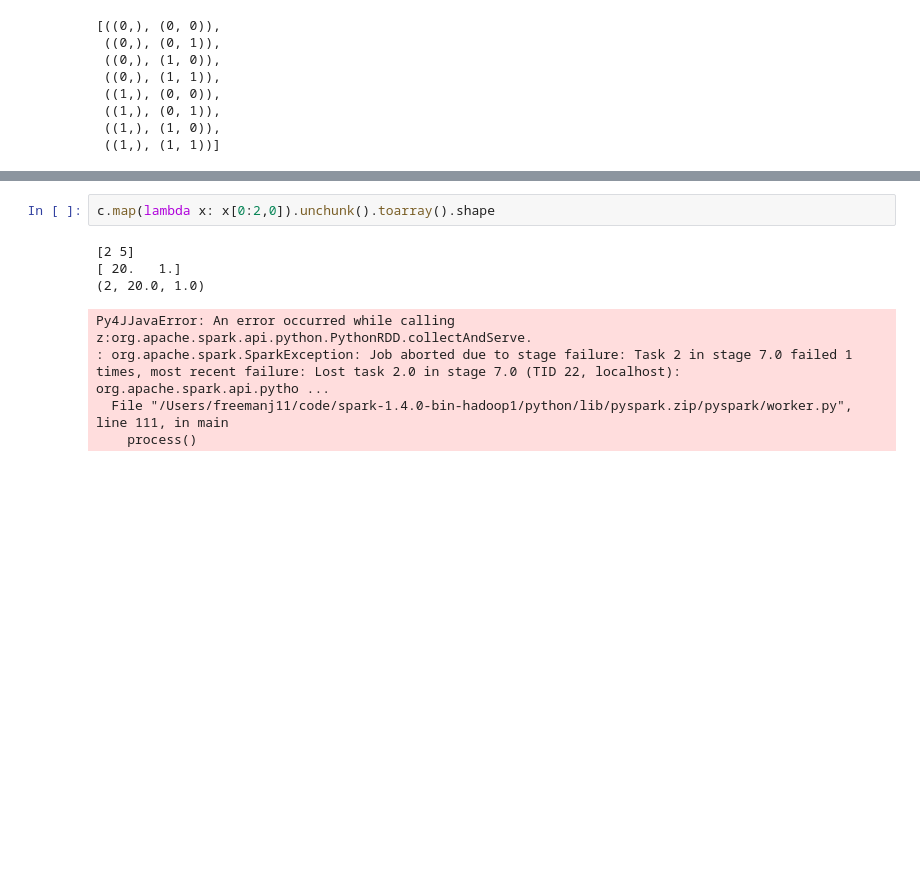
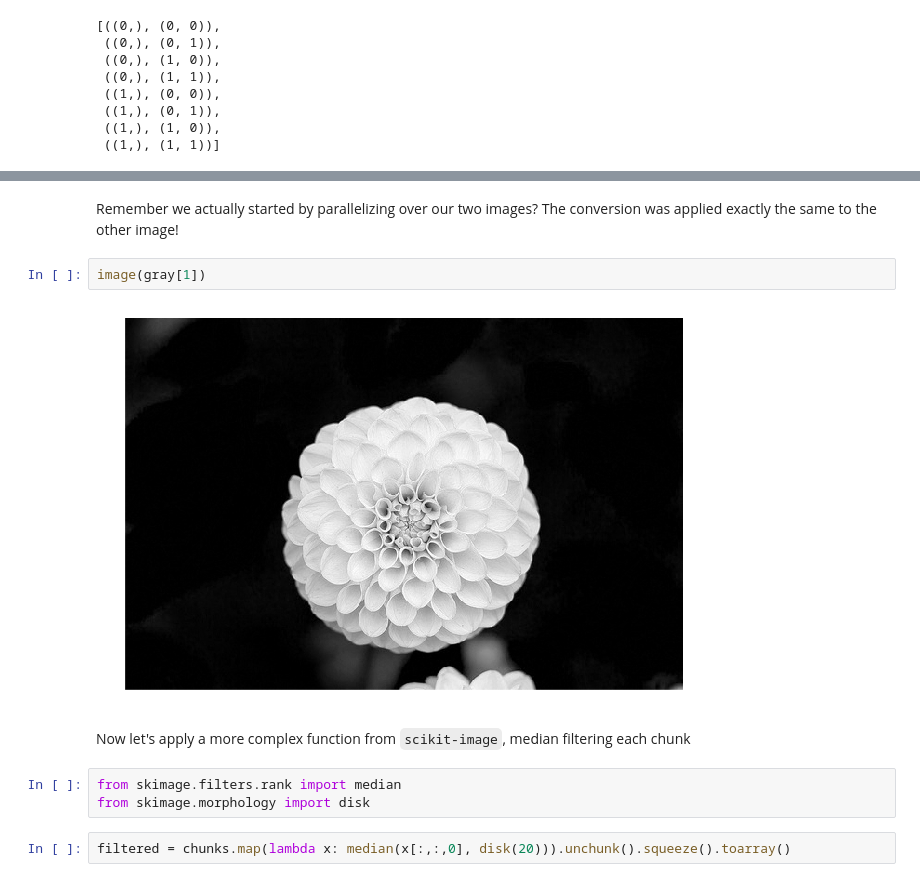
Before and after one commit to codeneuro/notebooks, a Jupyter notebook: worker/notebooks/bolt/tutorials/chunking.ipynb, the cells around one changed output, grey strips where cells are left out. Cells and saved outputs as stored; diff of their text form; blank space fills up the shorter version.

```diff
--- a/worker/notebooks/bolt/tutorials/chunking.ipynb
+++ b/worker/notebooks/bolt/tutorials/chunking.ipynb
@@ -86,10 +135,13 @@ c.shape
+# %% [markdown]
+Remember we actually started by parallelizing over our two images? The conversion was applied exactly the same to the other image!
+# %%
+image(gray[1])
+# %% [output]
+[figure, added]
+# %% [markdown]
+Now let's apply a more complex function from ``scikit-image``, median filtering each chunk
+# %%
+from skimage.filters.rank import median
+from skimage.morphology import disk
 # %%
-c.map(lambda x: x[0:2,0]).unchunk().toarray().shape
+filtered = chunks.map(lambda x: median(x[:,:,0], disk(20))).unchunk().squeeze().toarray()
-# %% [output]
-[2 5]
-[ 20.   1.]
-(2, 20.0, 1.0)
-Py4JJavaError: An error occurred while calling z:org.apache.spark.api.python.PythonRDD.collectAndServe.
-: org.apache.spark.SparkException: Job aborted due to stage failure: Task 2 in stage 7.0 failed 1 times, most recent failure: Lost task 2.0 in stage 7.0 (TID 22, localhost): org.apache.spark.api.pytho ...
-  File "/Users/freemanj11/code/spark-1.4.0-bin-hadoop1/python/lib/pyspark.zip/pyspark/worker.py", line 111, in main
-    process()
```
Also changed, not shown: parts of 44 cells of this notebook, 3 other files.
